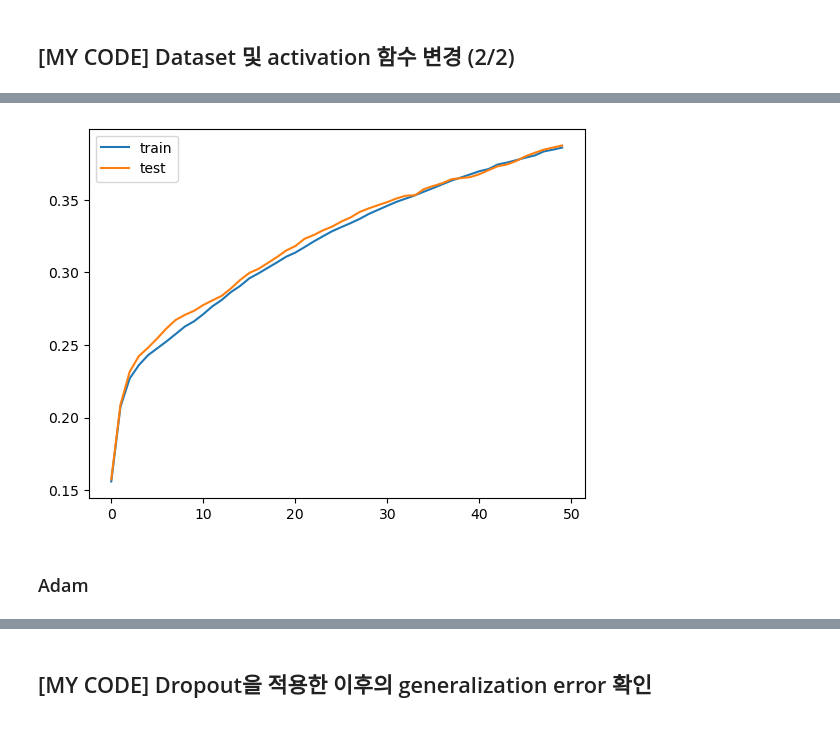
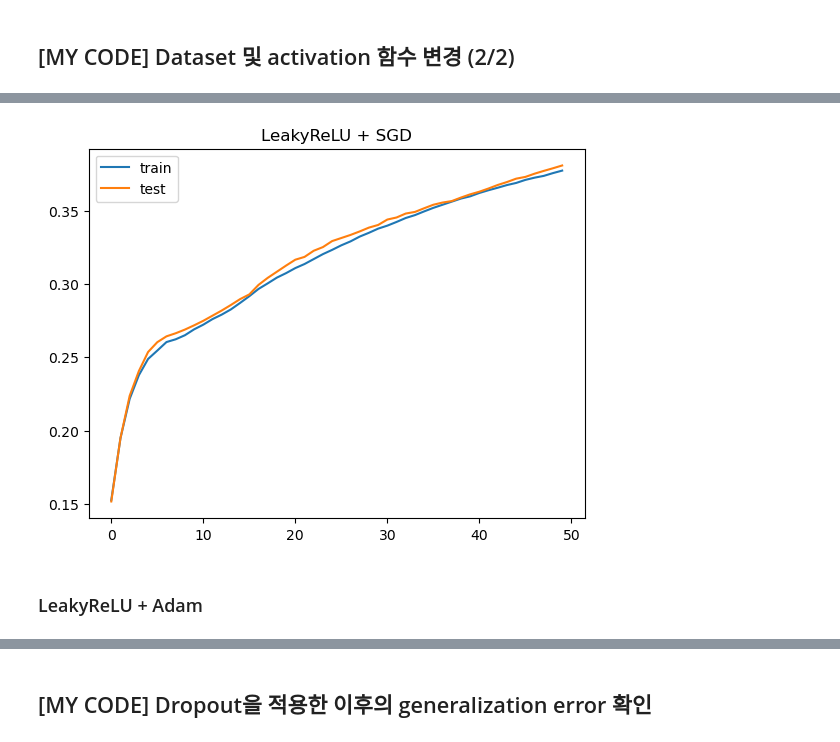
Before and after one commit to adunStudio/hanghae99_plusAI_2, a Jupyter notebook: 1주차/[1주차] 심화과제.ipynb, the cells around one changed output, grey strips where cells are left out. Saved outputs shown, nothing was run; the diff lists cells and outputs as text; code cells hidden in the pictures.

```diff
--- a/1주차/[1주차] 심화과제.ipynb
+++ b/1주차/[1주차] 심화과제.ipynb
@@ -23,7 +24,7 @@ set_random_seed(SEED)
 # 데이터셋 전처리
 transform = transforms.Compose([
     transforms.ToTensor(),                # 이미지를 Tensor로 변환 (픽셀 값을 [0, 1] 범위로 정규화)
-    transforms.Normalize((0.5,), (0.5,))  # 정규화: 평균 0.5, 표준편차 0.5로 이미지 값을 [-1, 1]로 스케일 조정
+        transforms.Normalize((0.5, 0.5, 0.5), (0.5, 0.5, 0.5))  # 정규화: 평균 0.5, 표준편차 0.5로 이미지 값을 [-1, 1]로 스케일 조정
 ])
 
 batch_size = 256
@@ -135,9 +136,10 @@ def accuracy(model, dataloader):
 
   return acc / cnt
 
-def plot_acc(train_accuracies, test_accuracies, label1='train', label2='test'):
+def plot_acc(title, train_accuracies, test_accuracies, label1='train', label2='test'):
   x = np.arange(len(train_accuracies))
 
+  plt.title(title)
   plt.plot(x, train_accuracies, label=label1)
   plt.plot(x, test_accuracies, label=label2)
   plt.legend()
@@ -152,5 +154,5 @@ num_epochs = 50
 criterion = nn.CrossEntropyLoss()
 
 train_accuracies = []
-test_accuracies = []
+leakyReLU_SGD_test_accuracies = []
 # %%
@@ -158,7 +160,7 @@ test_accuracies = []
 # %%
 import time
 
-model = Model(nn.LeakyReLU, 3 * 32 * 32, 1024, 10)
+model = Model(nn.LeakyReLU, 3 * 32 * 32, 512, 10)
 model = model.to(device)
 
 optimizer = optim.SGD(model.parameters(), lr=lr)
@@ -179,6 +181,7 @@ for epoch in range(num_epochs):
     optimizer.step()
 
     total_loss += loss.item()
+    average_loss = total_loss / len(train_loader)
 
   end_time = time.time()
   epoch_time = end_time - start_time  # 에포크 실행 시간 계산
@@ -189,11 +192,11 @@ for epoch in range(num_epochs):
     test_acc = accuracy(model, test_loader)    # 테스트 데이터 정확도
 
   train_accuracies.append(train_acc)
-  test_accuracies.append(test_acc)
+  leakyReLU_SGD_test_accuracies.append(test_acc)
 
   print(f"Epoch {epoch+1:3d} |"
         f" Time: {epoch_time:.2f} seconds |"
-        f" Loss: {total_loss:.2f} |"
+        f" Loss: {average_loss:.2f} |"
         f" Train Acc: {train_acc:.3f} |"
         f" Test Acc: {test_acc:.3f}")
 # %% [output]
@@ -217,7 +220,7 @@ Epoch  50 | Time: 4.28 seconds | Loss: 344.49 | Train Acc: 0.386 | Test Acc: 0.3
 # %%
-plot_acc(train_accuracies, test_accuracies)
+plot_acc('LeakyReLU + SGD', train_accuracies, leakyReLU_SGD_test_accuracies)
 # %% [output]
-[figure, old version]
+[figure, new version]
 # %% [markdown]
-### Adam
+### LeakyReLU + Adam
 # %%
```
Also changed, not shown: parts of 14 cells of this notebook.
